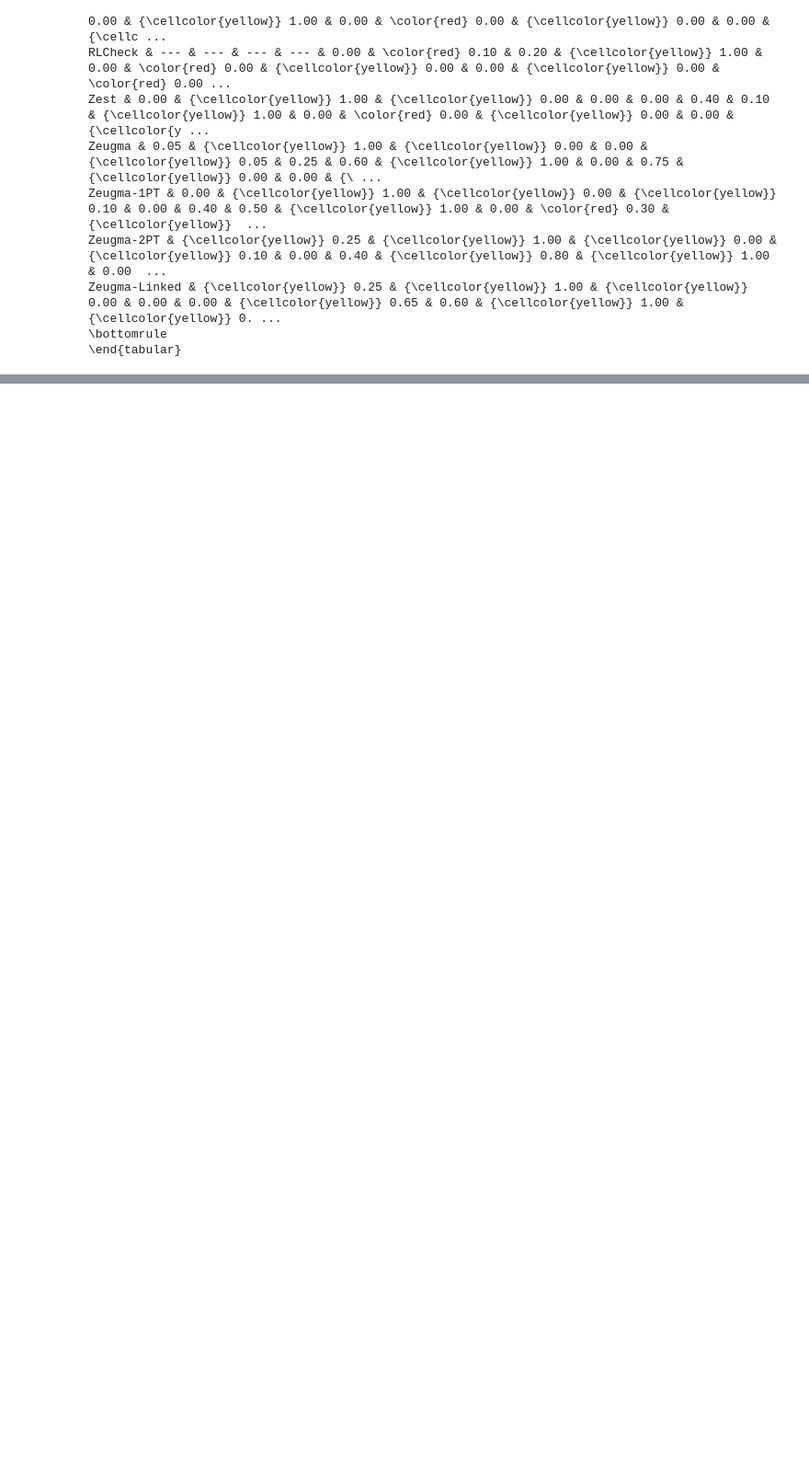
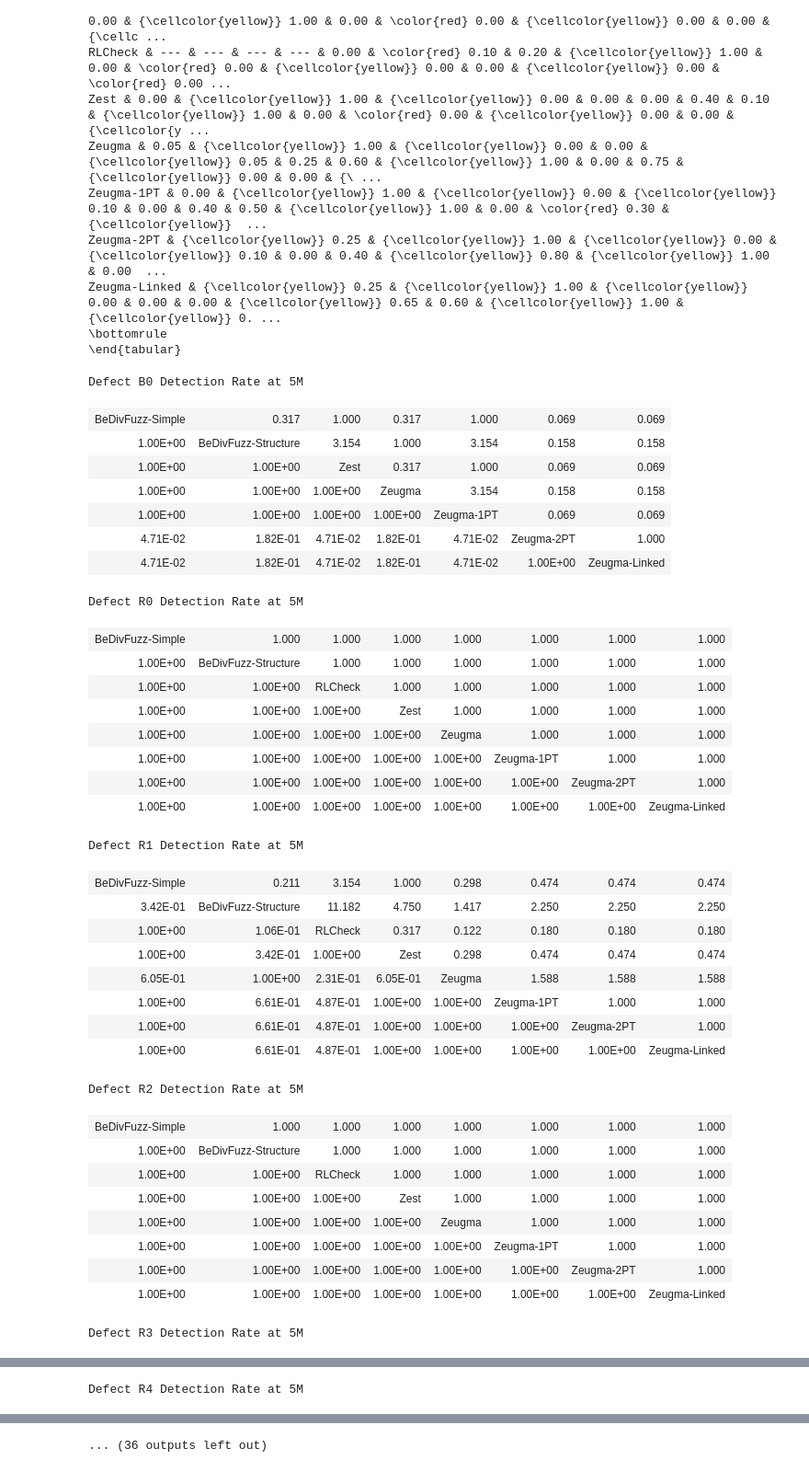
Before and after one commit to neu-se/zeugma, a Jupyter notebook: scripts/detection_rate.ipynb, the cells around one changed output, grey strips where cells are left out. Shown at 92% size. Cells and saved outputs as stored; diff of their text form; code cells hidden in the pictures; blank space fills up the shorter version.

```diff
--- a/scripts/detection_rate.ipynb
+++ b/scripts/detection_rate.ipynb
@@ -109,3 +109,43 @@ Zeugma-2PT & {\cellcolor{yellow}} 0.25 & {\cellcolor{yellow}} 1.00 & {\cellcolor
 Zeugma-Linked & {\cellcolor{yellow}} 0.25 & {\cellcolor{yellow}} 1.00 & {\cellcolor{yellow}} 0.00 & 0.00 & 0.00 & {\cellcolor{yellow}} 0.65 & 0.60 & {\cellcolor{yellow}} 1.00 & {\cellcolor{yellow}} 0. ...
 \bottomrule
 \end{tabular}
+# %%
+# Full Pairwise
+pairs = table[['time', 'defect']].drop_duplicates().itertuples(index=False, name=None)
+# %% [output]
+Defect B0 Detection Rate at 5M
+| BeDivFuzz-Simple | 0.317 | 1.000 | 0.317 | 1.000 | 0.069 | 0.069 |
+| 1.00E+00 | BeDivFuzz-Structure | 3.154 | 1.000 | 3.154 | 0.158 | 0.158 |
+| 1.00E+00 | 1.00E+00 | Zest | 0.317 | 1.000 | 0.069 | 0.069 |
+| 1.00E+00 | 1.00E+00 | 1.00E+00 | Zeugma | 3.154 | 0.158 | 0.158 |
+| 1.00E+00 | 1.00E+00 | 1.00E+00 | 1.00E+00 | Zeugma-1PT | 0.069 | 0.069 |
+| 4.71E-02 | 1.82E-01 | 4.71E-02 | 1.82E-01 | 4.71E-02 | Zeugma-2PT | 1.000 |
+| 4.71E-02 | 1.82E-01 | 4.71E-02 | 1.82E-01 | 4.71E-02 | 1.00E+00 | Zeugma-Linked |
+Defect R0 Detection Rate at 5M
+| BeDivFuzz-Simple | 1.000 | 1.000 | 1.000 | 1.000 | 1.000 | 1.000 | 1.000 |
+| 1.00E+00 | BeDivFuzz-Structure | 1.000 | 1.000 | 1.000 | 1.000 | 1.000 | 1.000 |
+| 1.00E+00 | 1.00E+00 | RLCheck | 1.000 | 1.000 | 1.000 | 1.000 | 1.000 |
+| 1.00E+00 | 1.00E+00 | 1.00E+00 | Zest | 1.000 | 1.000 | 1.000 | 1.000 |
+| 1.00E+00 | 1.00E+00 | 1.00E+00 | 1.00E+00 | Zeugma | 1.000 | 1.000 | 1.000 |
+| 1.00E+00 | 1.00E+00 | 1.00E+00 | 1.00E+00 | 1.00E+00 | Zeugma-1PT | 1.000 | 1.000 |
+| 1.00E+00 | 1.00E+00 | 1.00E+00 | 1.00E+00 | 1.00E+00 | 1.00E+00 | Zeugma-2PT | 1.000 |
+| 1.00E+00 | 1.00E+00 | 1.00E+00 | 1.00E+00 | 1.00E+00 | 1.00E+00 | 1.00E+00 | Zeugma-Linked |
+Defect R1 Detection Rate at 5M
+| BeDivFuzz-Simple | 0.211 | 3.154 | 1.000 | 0.298 | 0.474 | 0.474 | 0.474 |
+| 3.42E-01 | BeDivFuzz-Structure | 11.182 | 4.750 | 1.417 | 2.250 | 2.250 | 2.250 |
+| 1.00E+00 | 1.06E-01 | RLCheck | 0.317 | 0.122 | 0.180 | 0.180 | 0.180 |
+| 1.00E+00 | 3.42E-01 | 1.00E+00 | Zest | 0.298 | 0.474 | 0.474 | 0.474 |
+| 6.05E-01 | 1.00E+00 | 2.31E-01 | 6.05E-01 | Zeugma | 1.588 | 1.588 | 1.588 |
+| 1.00E+00 | 6.61E-01 | 4.87E-01 | 1.00E+00 | 1.00E+00 | Zeugma-1PT | 1.000 | 1.000 |
+| 1.00E+00 | 6.61E-01 | 4.87E-01 | 1.00E+00 | 1.00E+00 | 1.00E+00 | Zeugma-2PT | 1.000 |
+| 1.00E+00 | 6.61E-01 | 4.87E-01 | 1.00E+00 | 1.00E+00 | 1.00E+00 | 1.00E+00 | Zeugma-Linked |
+Defect R2 Detection Rate at 5M
+| BeDivFuzz-Simple | 1.000 | 1.000 | 1.000 | 1.000 | 1.000 | 1.000 | 1.000 |
+| 1.00E+00 | BeDivFuzz-Structure | 1.000 | 1.000 | 1.000 | 1.000 | 1.000 | 1.000 |
+| 1.00E+00 | 1.00E+00 | RLCheck | 1.000 | 1.000 | 1.000 | 1.000 | 1.000 |
+| 1.00E+00 | 1.00E+00 | 1.00E+00 | Zest | 1.000 | 1.000 | 1.000 | 1.000 |
+| 1.00E+00 | 1.00E+00 | 1.00E+00 | 1.00E+00 | Zeugma | 1.000 | 1.000 | 1.000 |
+| 1.00E+00 | 1.00E+00 | 1.00E+00 | 1.00E+00 | 1.00E+00 | Zeugma-1PT | 1.000 | 1.000 |
+| 1.00E+00 | 1.00E+00 | 1.00E+00 | 1.00E+00 | 1.00E+00 | 1.00E+00 | Zeugma-2PT | 1.000 |
+| 1.00E+00 | 1.00E+00 | 1.00E+00 | 1.00E+00 | 1.00E+00 | 1.00E+00 | 1.00E+00 | Zeugma-Linked |
+Defect R3 Detection Rate at 5M
@@ -111,0 +160 @@ Zeugma-Linked & {\cellcolor{yellow}} 0.25 & {\cellcolor{yellow}} 1.00 & {\cellco
+Defect R4 Detection Rate at 5M
@@ -111,0 +169 @@ Zeugma-Linked & {\cellcolor{yellow}} 0.25 & {\cellcolor{yellow}} 1.00 & {\cellco
+... (36 outputs left out)
```
Also changed, not shown: parts of 1 cell of this notebook, 1 other file.
